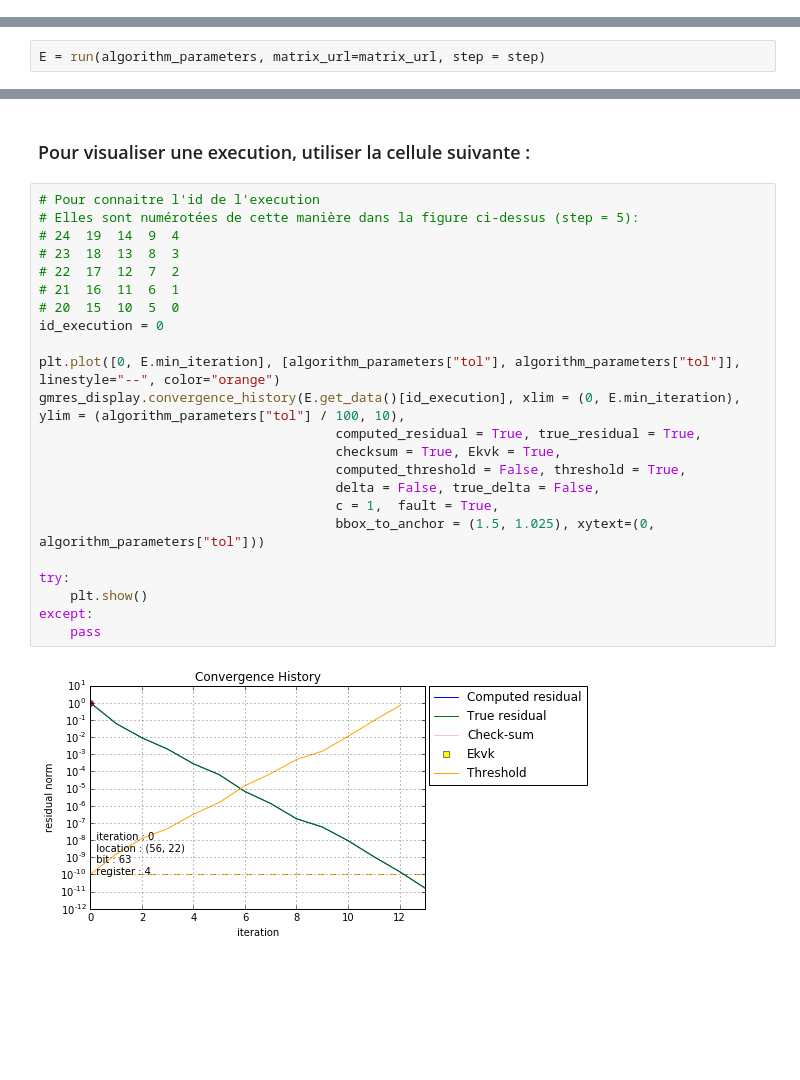
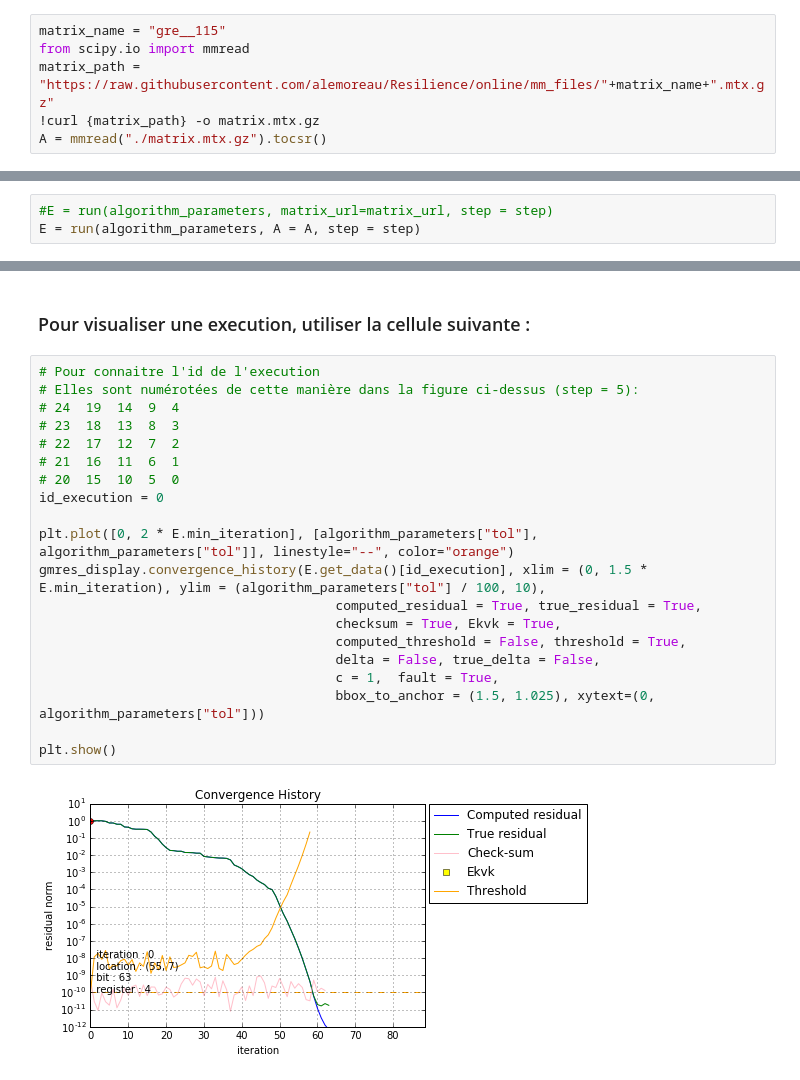
Before and after one commit to alemoreau/Resilience, a Jupyter notebook: Simple.ipynb, the cells around one changed output, grey strips where cells are left out. Drawn from its saved outputs; the diff is of its cells as text; blank space fills up the shorter version.

```diff
--- a/Simple.ipynb
+++ b/Simple.ipynb
@@ -10,0 +9,6 @@ matrix_url = "http://www.cise.ufl.edu/research/sparse/mat/HB/gre_115.mat"
+# %%
+matrix_name = "gre__115"
+from scipy.io import mmread
+matrix_path = "https://raw.githubusercontent.com/alemoreau/Resilience/online/mm_files/"+matrix_name+".mtx.gz"
+!curl {matrix_path} -o matrix.mtx.gz
+A = mmread("./matrix.mtx.gz").tocsr()
@@ -44,6 +52,7 @@ from Resilience import *
 # (Au total, environ step*step experiences sont lancées)
 step = 5
 # %%
-E = run(algorithm_parameters, matrix_url=matrix_url, step = step)
+#E = run(algorithm_parameters, matrix_url=matrix_url, step = step)
+E = run(algorithm_parameters, A = A, step = step)
 # %% [output]
 Loading the matrix...
@@ -93,25 +100,22 @@ detection_results(E, key_checksum=key_checksum,
 # %%
 # Pour connaitre l'id de l'execution
 # Elles sont numérotées de cette manière dans la figure ci-dessus (step = 5):
 # 24  19  14  9  4
 # 23  18  13  8  3
 # 22  17  12  7  2
 # 21  16  11  6  1
 # 20  15  10  5  0
 id_execution = 0
 
-plt.plot([0, E.min_iteration], [algorithm_parameters["tol"], algorithm_parameters["tol"]], linestyle="--", color="orange")
-gmres_display.convergence_history(E.get_data()[id_execution], xlim = (0, E.min_iteration), ylim = (algorithm_parameters["tol"] / 100, 10),
+plt.plot([0, 2 * E.min_iteration], [algorithm_parameters["tol"], algorithm_parameters["tol"]], linestyle="--", color="orange")
+gmres_display.convergence_history(E.get_data()[id_execution], xlim = (0, 1.5 * E.min_iteration), ylim = (algorithm_parameters["tol"] / 100, 10),
                                       computed_residual = True, true_residual = True,
                                       checksum = True, Ekvk = True,
                                       computed_threshold = False, threshold = True,
                                       delta = False, true_delta = False,
                                       c = 1,  fault = True,
                                       bbox_to_anchor = (1.5, 1.025), xytext=(0, algorithm_parameters["tol"]))
 
-try:
-    plt.show()
-except:
-    pass
+plt.show()
 # %% [output]
-[figure, old version]
+[figure, new version]
```
Also changed, not shown: parts of 7 cells of this notebook.
